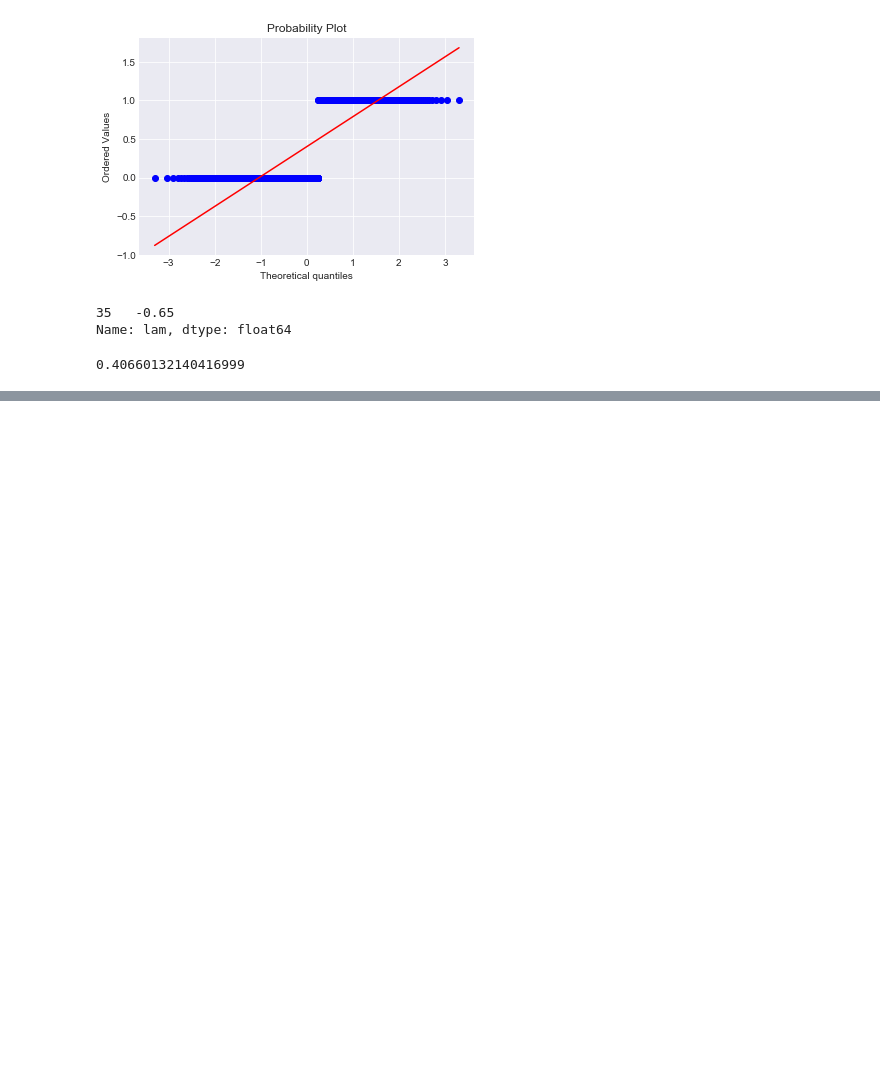
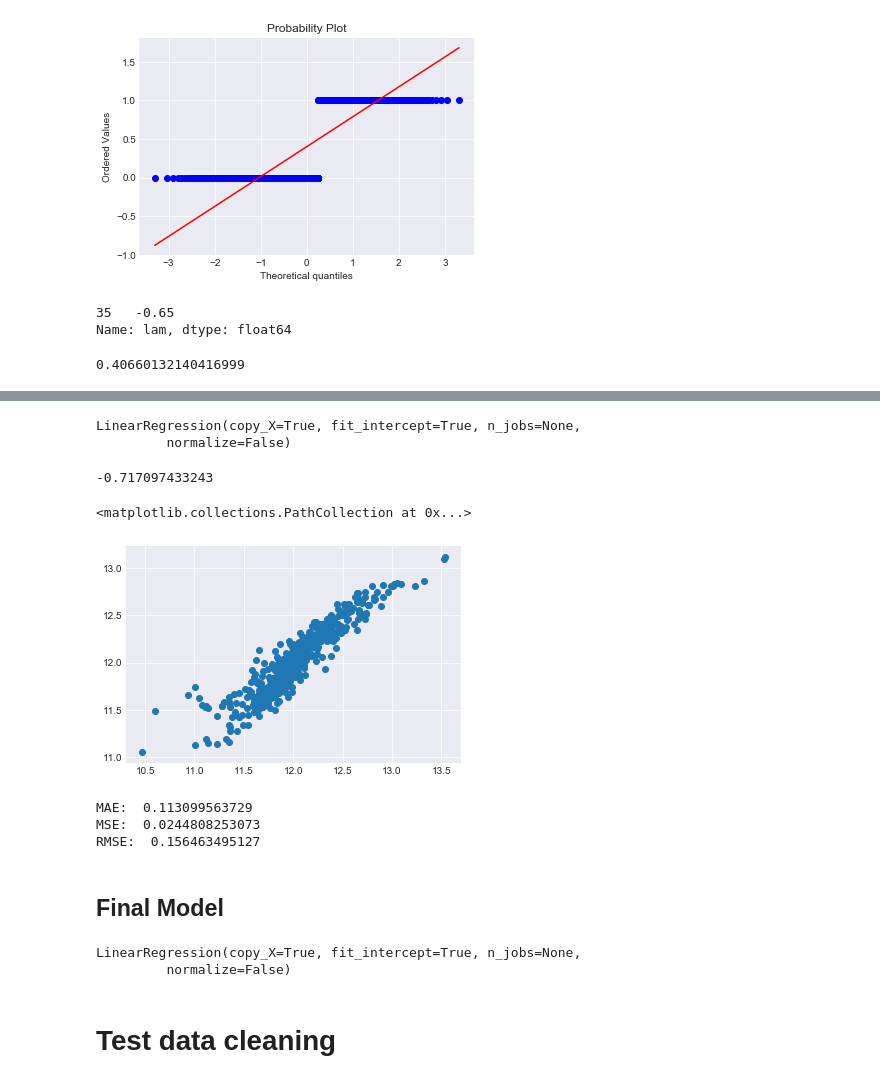
Before and after one commit to nnplpl/HousePriceForecast, a Jupyter notebook: HousePricePrediction_test1.ipynb, the cells around one changed output, grey strips where cells are left out. Cells and saved outputs as stored; diff of their text form; code cells hidden in the pictures; blank space fills up the shorter version.

Commit message:
First_Prediction

```diff
--- a/HousePricePrediction_test1.ipynb
+++ b/HousePricePrediction_test1.ipynb
@@ -1165,0 +1178,21 @@ Name: SalePrice, dtype: float64
+# %%
+X_train, X_test, y_train, y_test = train_test_split(X, y, test_size=0.33, random_state=42)
+# %%
+from sklearn.linear_model import LinearRegression
+lm = LinearRegression()
+# %%
+lm.fit(X_train, y_train)
+# %% [output]
+LinearRegression(copy_X=True, fit_intercept=True, n_jobs=None,
+         normalize=False)
+# %%
+print(lm.intercept_)
+# %% [output]
+-0.717097433243
+# %%
+predictions = lm.predict(X_test)
+# %%
+plt.scatter(y_test,predictions)
+# %% [output]
+<matplotlib.collections.PathCollection at 0x...>
+[figure, added]
@@ -1165,0 +1201,8 @@ Name: SalePrice, dtype: float64
+# %%
+print('MAE: ', metrics.mean_absolute_error(y_test,predictions))
+print('MSE: ', metrics.mean_squared_error(y_test,predictions))
+print('RMSE: ',np.sqrt(metrics.mean_squared_error(y_test,predictions)))
+# %% [output]
+MAE:  0.113099563729
+MSE:  0.0244808253073
+RMSE:  0.156463495127
@@ -1165,0 +1211,2 @@ Name: SalePrice, dtype: float64
+# %% [markdown]
+## Final Model
@@ -1165,0 +1221,7 @@ Name: SalePrice, dtype: float64
+# %%
+lm_final.fit(X_train,y_train)
+# %% [output]
+LinearRegression(copy_X=True, fit_intercept=True, n_jobs=None,
+         normalize=False)
+# %% [markdown]
+# Test data cleaning
```
Also changed, not shown: parts of 72 cells of this notebook, 1 other file.
